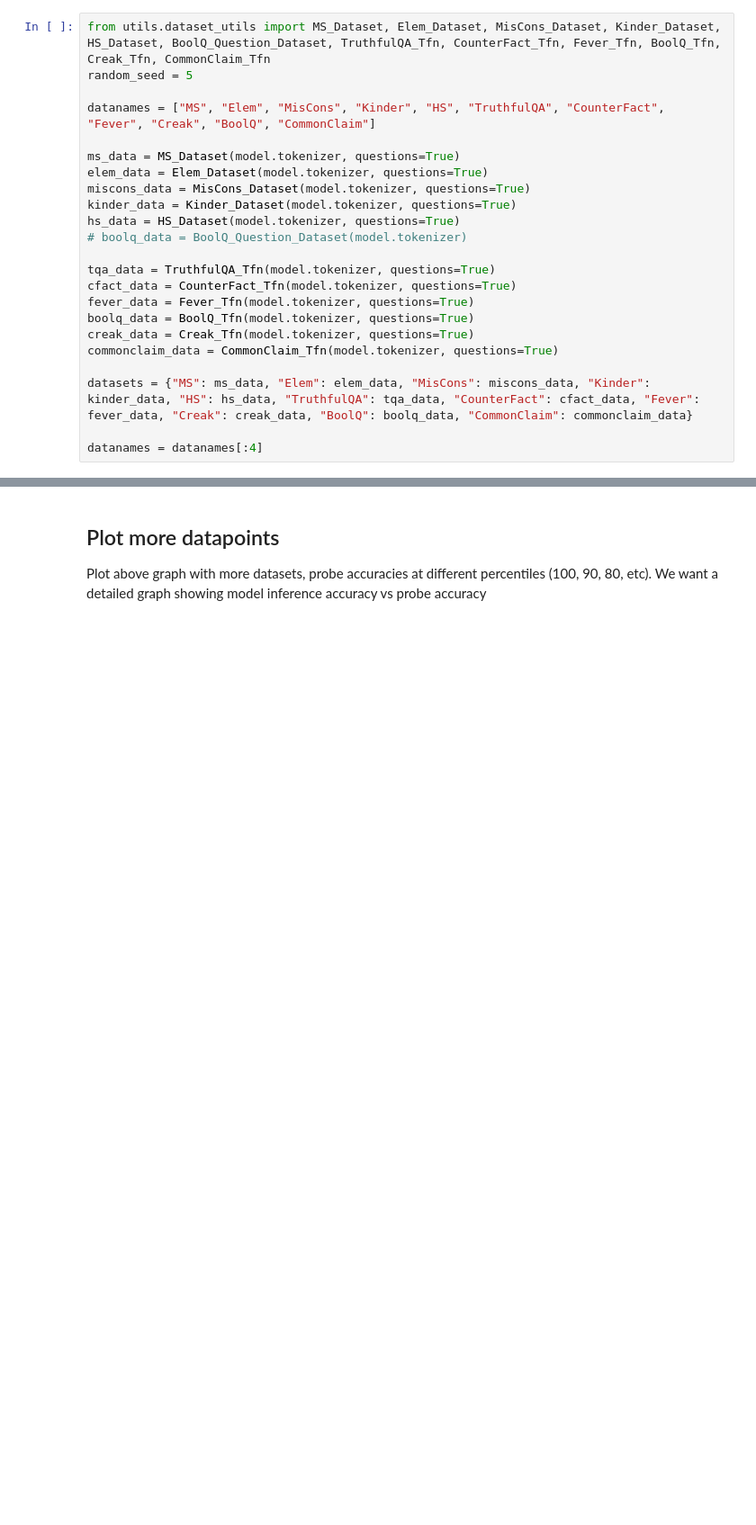
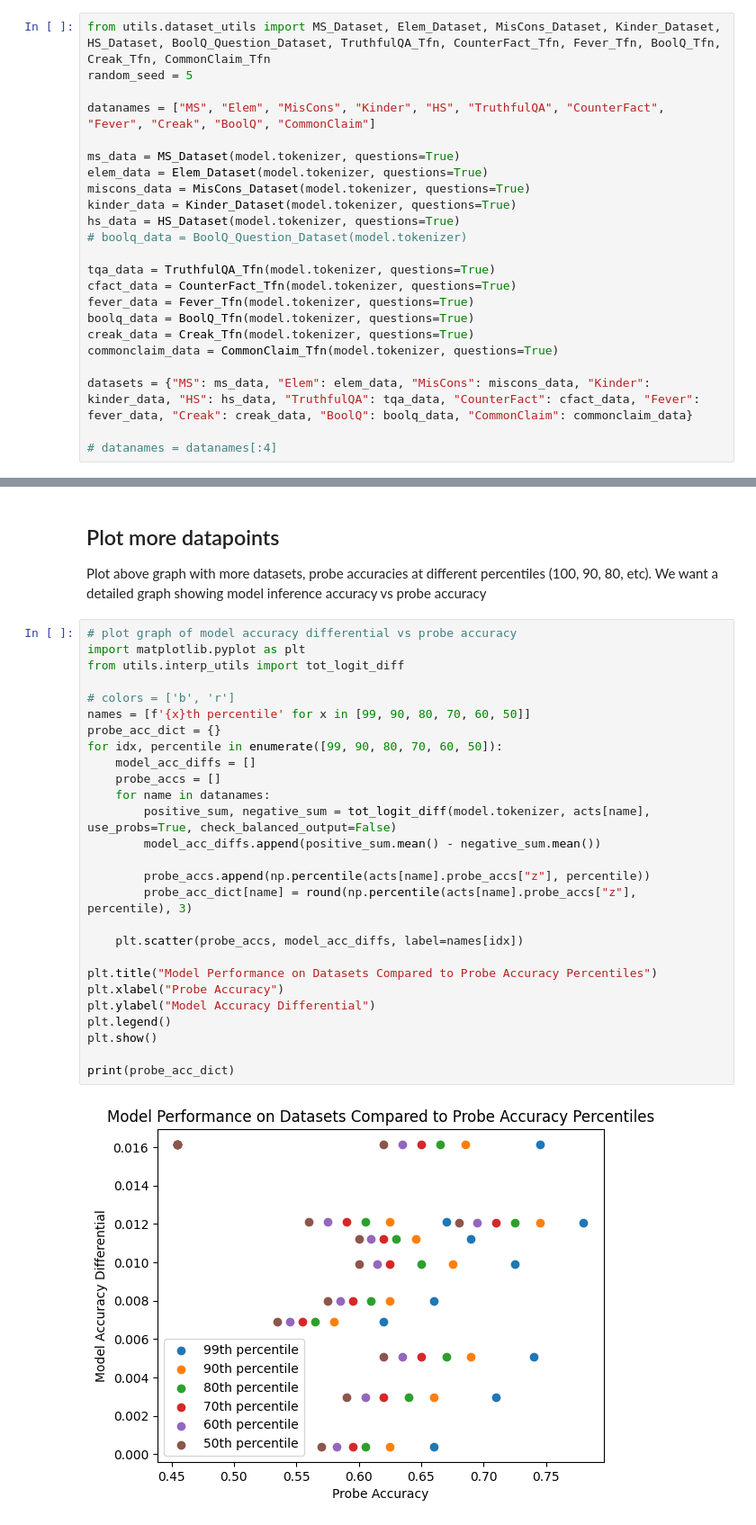
Before and after one commit to magikarp01/iti_capstone, a Jupyter notebook: iti_generalization.ipynb, the cells around one changed output, grey strips where cells are left out. Shown at 90% size. Cells and saved outputs as stored; diff of their text form; blank space fills up the shorter version.

Commit message:
adding percentiles to model accuracy graph

```diff
--- a/iti_generalization.ipynb
+++ b/iti_generalization.ipynb
@@ -96,7 +96,7 @@ commonclaim_data = CommonClaim_Tfn(model.tokenizer, questions=True)
 
 datasets = {"MS": ms_data, "Elem": elem_data, "MisCons": miscons_data, "Kinder": kinder_data, "HS": hs_data, "TruthfulQA": tqa_data, "CounterFact": cfact_data, "Fever": fever_data, "Creak": creak_data, "BoolQ": boolq_data, "CommonClaim": commonclaim_data}
 
-datanames = datanames[:4]
+# datanames = datanames[:4]
 # %% [output]
 Found cached dataset parquet (/root/.cache/huggingface/datasets/notrichardren___parquet/notrichardren--elem_tf-64ec49cd4cd5be64/0.0.0/14a00e99c0d15a23649d0db8944380ac81082d4b021f398733dd84f3a6c569a7)
 Found cached dataset parquet (/root/.cache/huggingface/datasets/notrichardren___parquet/notrichardren--ms_tf-728c6138d8f6c1c5/0.0.0/14a00e99c0d15a23649d0db8944380ac81082d4b021f398733dd84f3a6c569a7)
@@ -269,3 +280,32 @@ proportion of positive labels is 0.5
 ## Plot more datapoints
 Plot above graph with more datasets, probe accuracies at different percentiles (100, 90, 80, etc).
 We want a detailed graph showing model inference accuracy vs probe accuracy
+# %%
+# plot graph of model accuracy differential vs probe accuracy
+import matplotlib.pyplot as plt
+from utils.interp_utils import tot_logit_diff
+
+# colors = ['b', 'r']
+names = [f'{x}th percentile' for x in [99, 90, 80, 70, 60, 50]]
+probe_acc_dict = {}
+for idx, percentile in enumerate([99, 90, 80, 70, 60, 50]):
+    model_acc_diffs = []
+    probe_accs = []
+    for name in datanames:
+        positive_sum, negative_sum = tot_logit_diff(model.tokenizer, acts[name], use_probs=True, check_balanced_output=False)
+        model_acc_diffs.append(positive_sum.mean() - negative_sum.mean())
+
+        probe_accs.append(np.percentile(acts[name].probe_accs["z"], percentile))
+        probe_acc_dict[name] = round(np.percentile(acts[name].probe_accs["z"], percentile), 3)
+
+    plt.scatter(probe_accs, model_acc_diffs, label=names[idx])
+
+plt.title("Model Performance on Datasets Compared to Probe Accuracy Percentiles")
+plt.xlabel("Probe Accuracy")
+plt.ylabel("Model Accuracy Differential")
+plt.legend()
+plt.show()
+
+print(probe_acc_dict)
+# %% [output]
+[figure, added]
```
Also changed, not shown: parts of 3 cells of this notebook, 2 other files.
